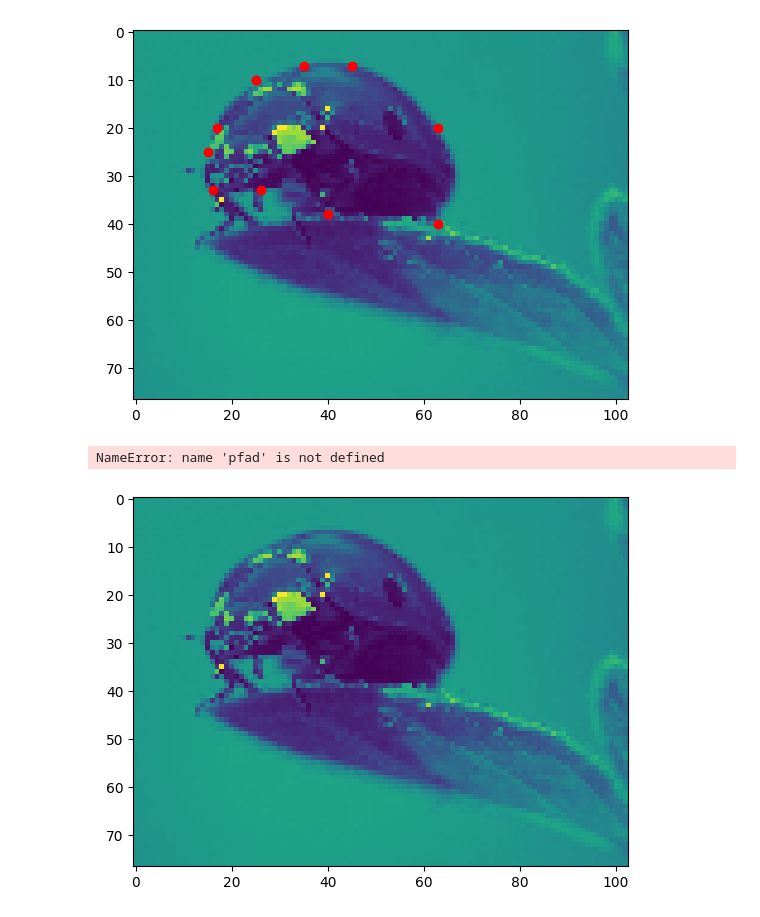
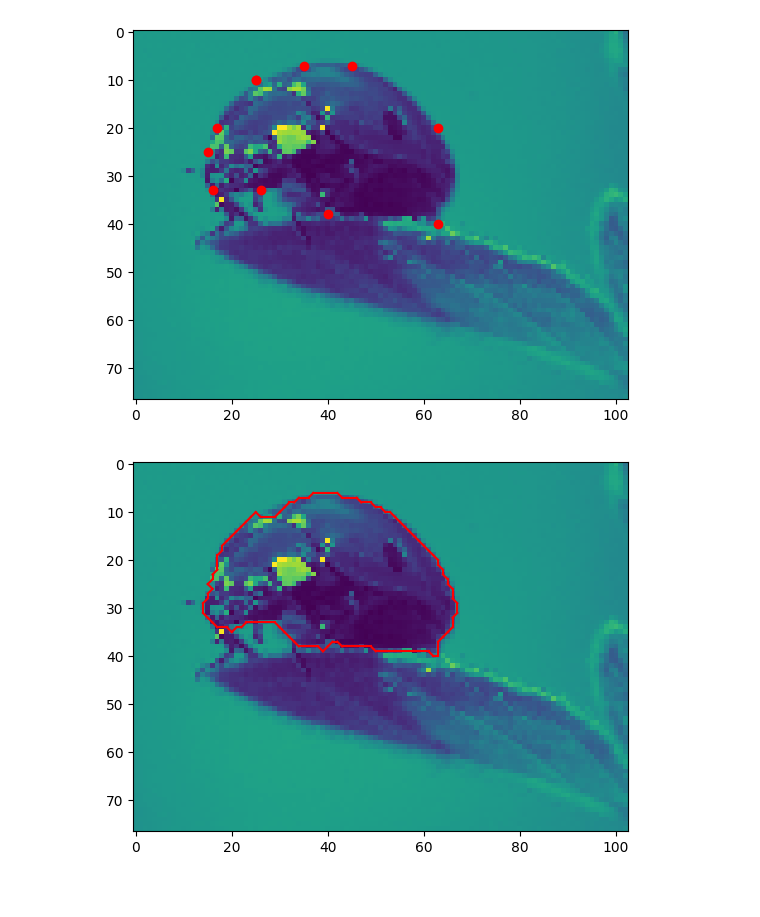
Before and after one commit to ollihansen90/MatheSH_Dijkstra, a Jupyter notebook: livewire.ipynb, the cells around one changed output. Saved outputs shown, nothing was run; the diff lists cells and outputs as text; code cells hidden in the pictures.

```diff
--- a/livewire.ipynb
+++ b/livewire.ipynb
@@ -94,7 +94,8 @@ plt.show()
 # %%
 plt.figure()
 plt.imshow(img)
+for p in pfad:
+    draw_path(p, "red")
 plt.show()
 # %% [output]
-NameError: name 'pfad' is not defined
-[figure, old version]
+[figure, new version]
```
Also changed, not shown: 2 other files.
